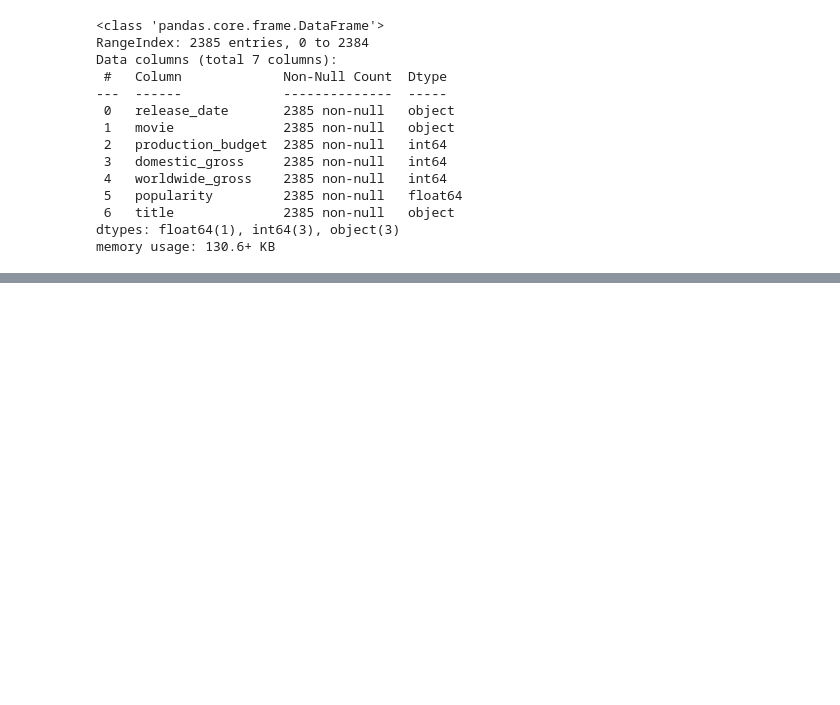
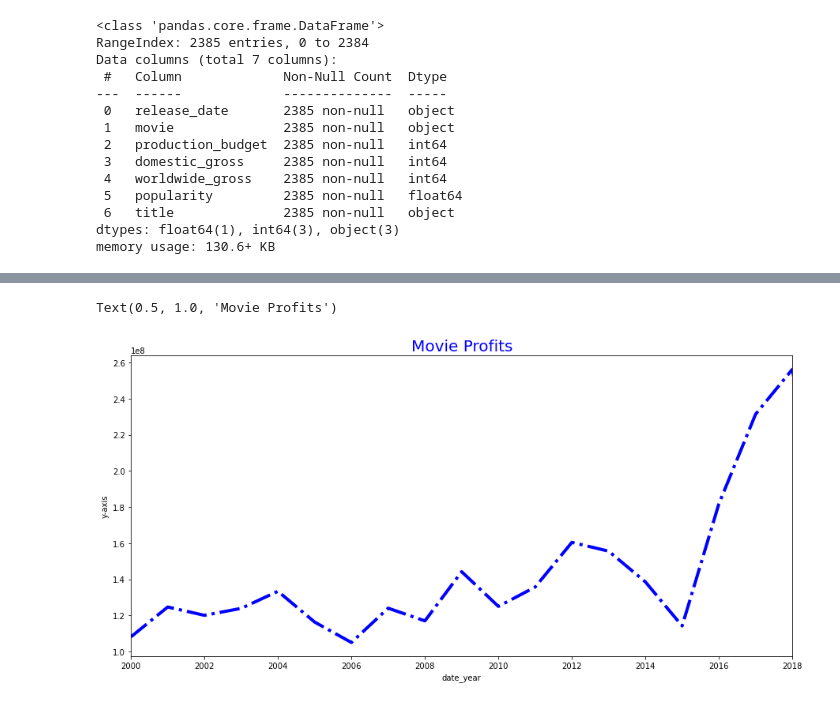
Before and after one commit to john-c-simmons/microsoft_film_reccomendation, a Jupyter notebook: Movie_analysis_screening06-08.ipynb, the cells around one changed output, grey strips where cells are left out. Drawn from its saved outputs; the diff is of its cells as text; code cells hidden in the pictures; blank space fills up the shorter version.

```diff
--- a/Movie_analysis_screening06-08.ipynb
+++ b/Movie_analysis_screening06-08.ipynb
@@ -499,0 +609,4 @@ sns.regplot(x=df.popularity, y=df.net_profit, data=df);
+# %%
+year = tn_budgets['release_date'].apply(lambda x: x.year)
+tn_budgets['date_year'] = year
+tn_budgets.head()
@@ -499,0 +620,13 @@ sns.regplot(x=df.popularity, y=df.net_profit, data=df);
+# %%
+#make gross
+tn_budgets['production_budget'] = tn_budgets['production_budget'].str.replace(',', '', regex = True)
+tn_budgets['production_budget'] = tn_budgets['production_budget'].str.replace('$', '', regex = True).astype(int)
+tn_budgets['domestic_gross'] = tn_budgets['domestic_gross'].str.replace(',', '', regex = True)
+tn_budgets['domestic_gross'] = tn_budgets['domestic_gross'].str.replace('$', '', regex = True).astype(int)
+tn_budgets['worldwide_gross'] = tn_budgets['worldwide_gross'].str.replace(',', '', regex = True)
+tn_budgets['worldwide_gross'] = tn_budgets['worldwide_gross'].str.replace('$', '', regex = True).astype(float)
+
+#create total gross & net profit
+tn_budgets['total_gross'] = tn_budgets['worldwide_gross'] + tn_budgets['domestic_gross']
+tn_budgets['net_profit'] = tn_budgets['total_gross'] - tn_budgets['production_budget']
+tn_budgets.head()
@@ -499,0 +652,3 @@ sns.regplot(x=df.popularity, y=df.net_profit, data=df);
+# %%
+tn_summary=tn_budgets.groupby('date_year').mean('total_gross')
+tn_summary
@@ -499,0 +674,3 @@ sns.regplot(x=df.popularity, y=df.net_profit, data=df);
+# %%
+tn_summary.reset_index(inplace=True)
+tn_summary
@@ -499,0 +695,10 @@ sns.regplot(x=df.popularity, y=df.net_profit, data=df);
+# %%
+fig, ax = plt.subplots(figsize = (15,7))
+ax.plot(tn_summary['date_year'], tn_summary['total_gross'], color='blue', linewidth=4, linestyle='-.')
+ax.set_xlabel('date_year')
+ax.set_xlim(2000, 2018)
+ax.set_ylabel('y-axis')
+ax.set_title('Movie Profits', color='blue', fontsize=20)
+# %% [output]
+Text(0.5, 1.0, 'Movie Profits')
+[figure, added]
```
Also changed, not shown: parts of 22 cells of this notebook.
